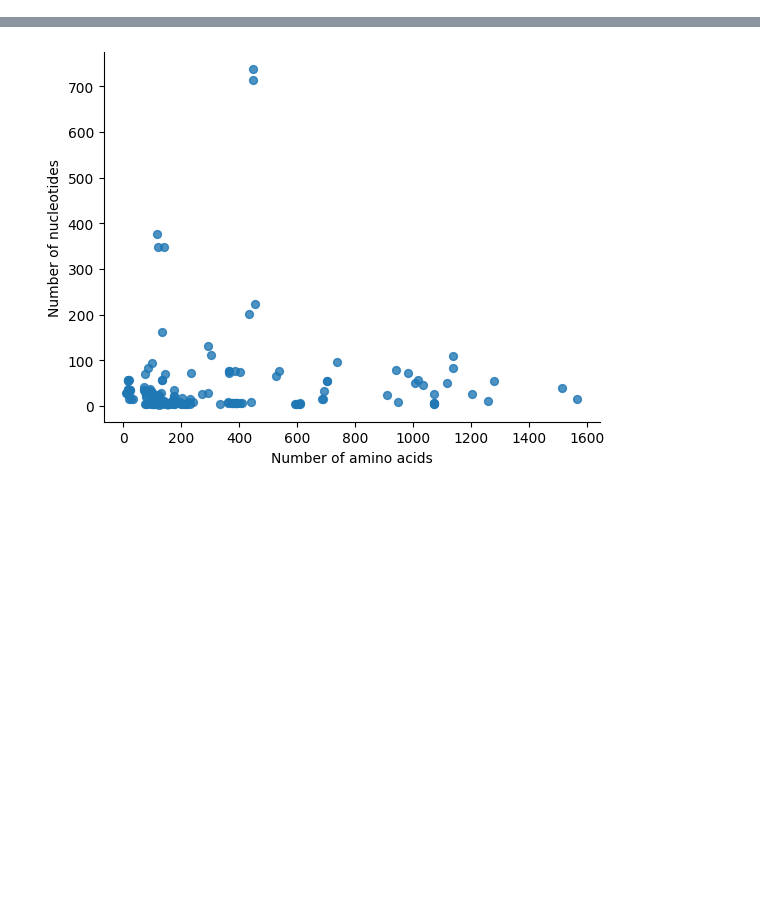
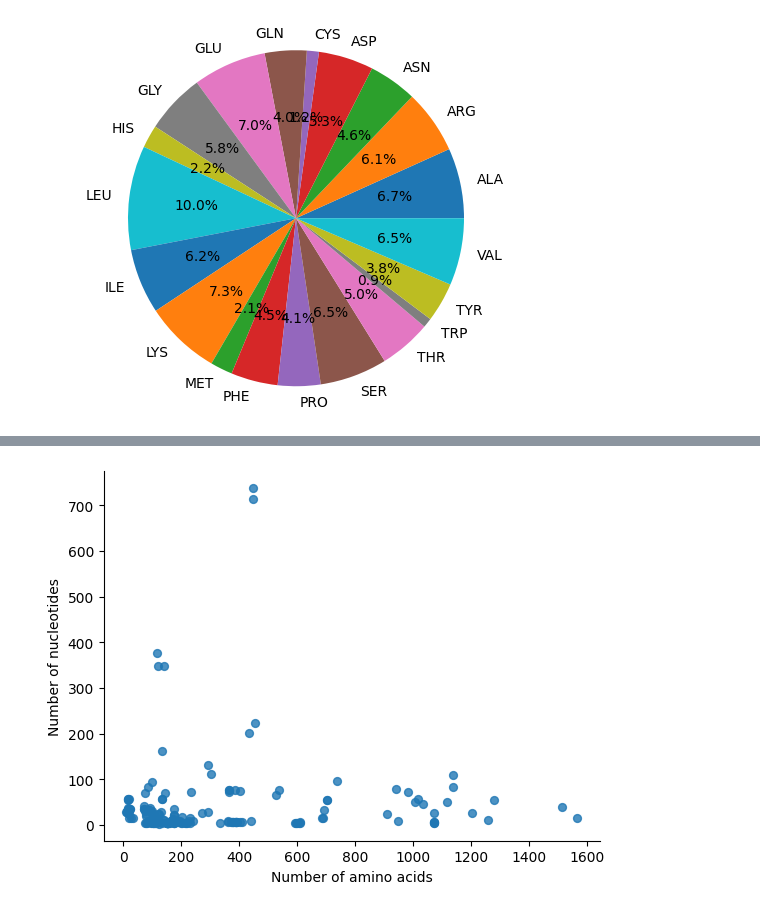
Before and after one commit to EnnesJp/Monografia-Sistemas-de-Informacao, a Jupyter notebook: I/MSI_JoaoPedroEnnes.ipynb, the cells around one changed output, grey strips where cells are left out. Saved outputs shown, nothing was run; the diff lists cells and outputs as text; code cells hidden in the pictures; blank space fills up the shorter version.

```diff
--- a/I/MSI_JoaoPedroEnnes.ipynb
+++ b/I/MSI_JoaoPedroEnnes.ipynb
@@ -61,0 +245,28 @@ proteinChains, RNAChains = readFiles()
+# %%
+columns = [
+    'ALA',
+    'ARG',
+    'ASN',
+    'ASP',
+    'CYS',
+    'GLN',
+    'GLU',
+    'GLY',
+    'HIS',
+    'LEU',
+    'ILE',
+    'LYS',
+    'MET',
+    'PHE',
+    'PRO',
+    'SER',
+    'THR',
+    'TRP',
+    'TYR',
+    'VAL',
+]
+
+tot_aminoacids = []
+for column in columns:
+  tot = protein_aminoacides_df[column].sum()
+  tot_aminoacids.append(tot)
@@ -61,0 +294,12 @@ proteinChains, RNAChains = readFiles()
+# %%
+import matplotlib.pyplot as plt
+
+fig1, ax1 = plt.subplots()
+ax1.pie(tot_aminoacids,
+        labels=columns,
+        autopct='%1.1f%%')
+
+ax1.axis('equal')
+plt.show()
+# %% [output]
+[figure, added]
```
Also changed, not shown: parts of 19 cells of this notebook.
